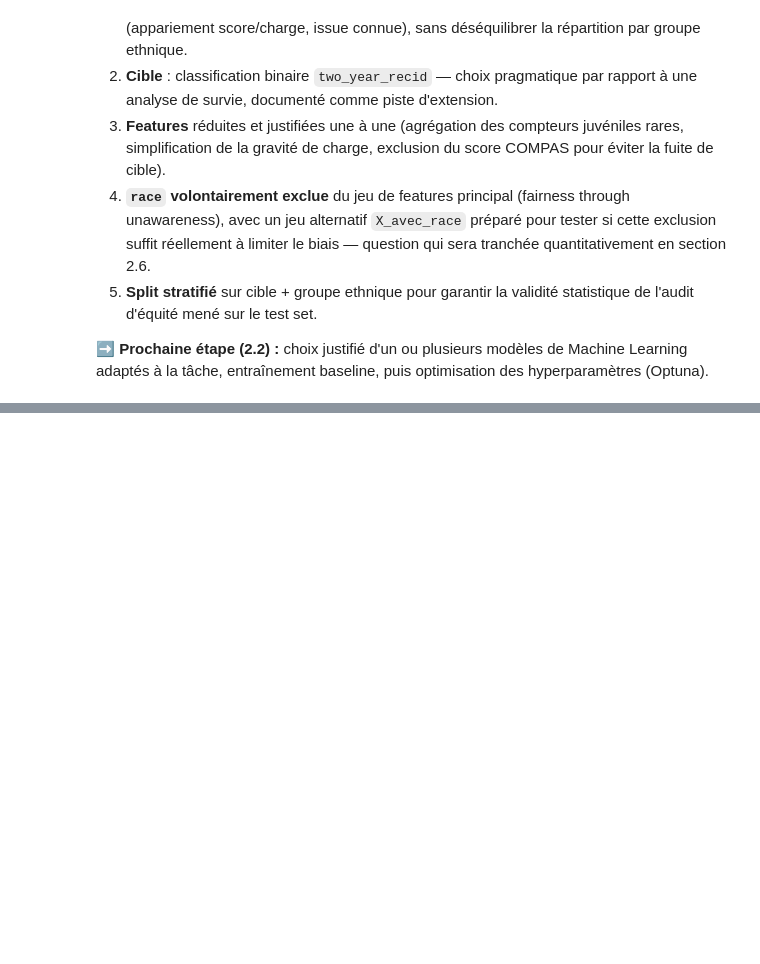
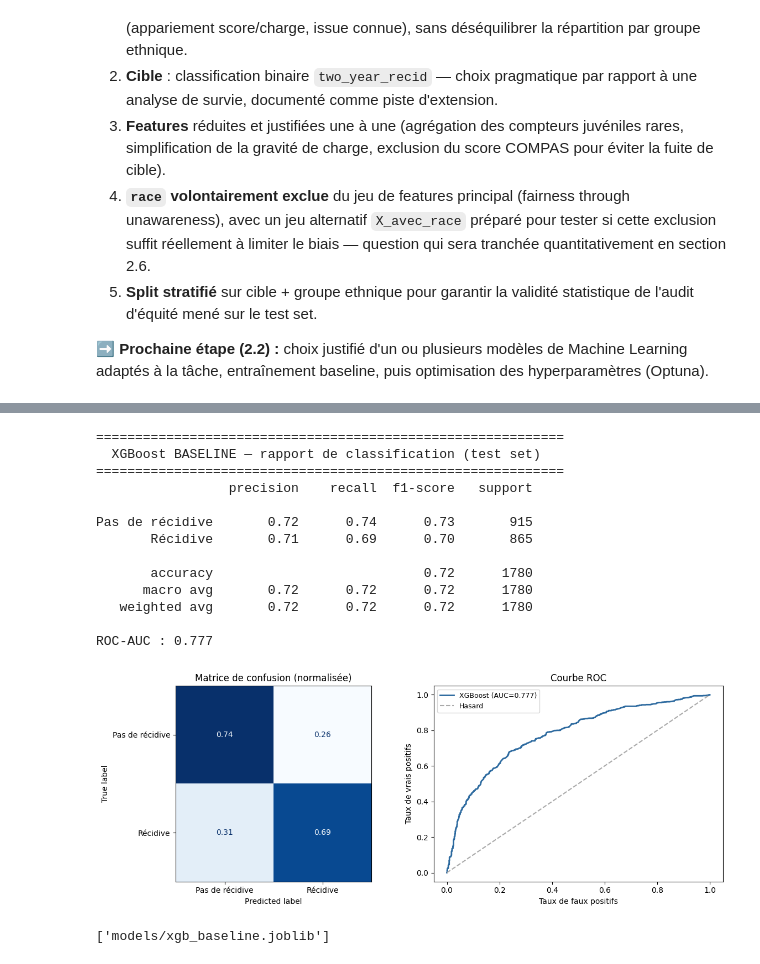
Before and after one commit to KAHINA-ABBAD/S-same-ouvre-toi, a Jupyter notebook: sesame_partie2_modelisation.ipynb, the cells around one changed output, grey strips where cells are left out. Saved outputs shown, nothing was run; the diff lists cells and outputs as text; code cells hidden in the pictures; blank space fills up the shorter version.

```diff
--- a/sesame_partie2_modelisation.ipynb
+++ b/sesame_partie2_modelisation.ipynb
@@ -327,0 +465,47 @@ Fichiers sauvegardés dans data/processed/ :
+# %%
+xgb_baseline = XGBClassifier(eval_metric="logloss", random_state=RANDOM_STATE)
+xgb_baseline.fit(X_train, y_train)
+
+y_pred_base = xgb_baseline.predict(X_test)
+y_proba_base = xgb_baseline.predict_proba(X_test)[:, 1]
+
+print("=" * 60)
+print("  XGBoost BASELINE — rapport de classification (test set)")
+print("=" * 60)
+print(classification_report(y_test, y_pred_base, target_names=["Pas de récidive", "Récidive"]))
+print(f"ROC-AUC : {roc_auc_score(y_test, y_proba_base):.3f}")
+
+fig, axes = plt.subplots(1, 2, figsize=(12, 4.5))
+
+ConfusionMatrixDisplay.from_predictions(
+    y_test, y_pred_base, normalize="true", cmap="Blues",
+    display_labels=["Pas de récidive", "Récidive"], ax=axes[0], colorbar=False
+)
+axes[0].set_title("Matrice de confusion (normalisée)")
+
+fpr, tpr, _ = roc_curve(y_test, y_proba_base)
+axes[1].plot(fpr, tpr, color="#2D6A9F", linewidth=2, label=f"XGBoost (AUC={roc_auc_score(y_test, y_proba_base):.3f})")
+axes[1].plot([0, 1], [0, 1], linestyle="--", color="#AAAAAA", label="Hasard")
+axes[1].set_xlabel("Taux de faux positifs"); axes[1].set_ylabel("Taux de vrais positifs")
+axes[1].set_title("Courbe ROC"); axes[1].legend(fontsize=9)
+
+plt.tight_layout()
+plt.show()
+
+joblib.dump(xgb_baseline, "models/xgb_baseline.joblib")
+# %% [output]
+============================================================
+  XGBoost BASELINE — rapport de classification (test set)
+============================================================
+                 precision    recall  f1-score   support
+
+Pas de récidive       0.72      0.74      0.73       915
+       Récidive       0.71      0.69      0.70       865
+
+       accuracy                           0.72      1780
+      macro avg       0.72      0.72      0.72      1780
+   weighted avg       0.72      0.72      0.72      1780
+
+ROC-AUC : 0.777
+[figure, added]
+['models/xgb_baseline.joblib']
```
Also changed, not shown: parts of 53 cells of this notebook, 17 other files.
